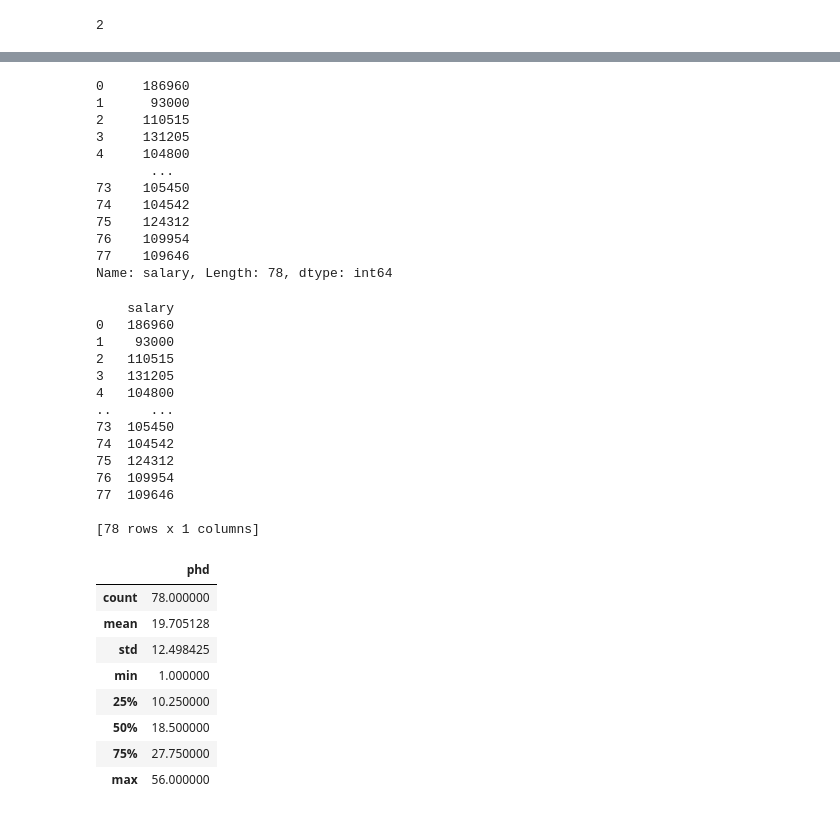
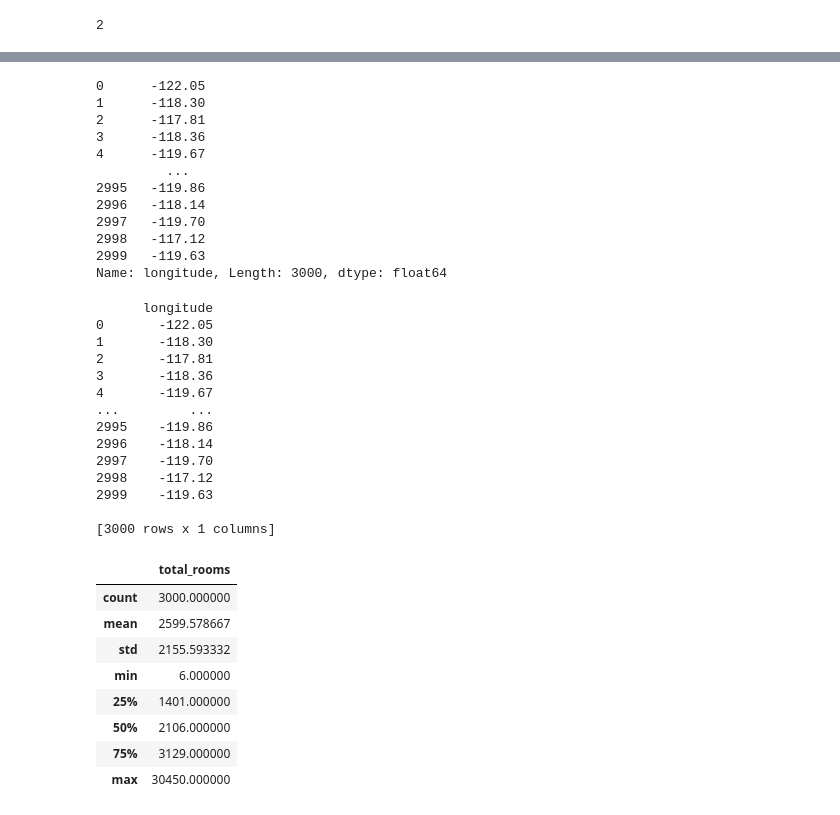
Before and after one commit to prasunpankaj/Pandas_Introduction, a Jupyter notebook: Python_Pandas_Assignment.ipynb, the cells around one changed output, grey strips where cells are left out. Drawn from its saved outputs; the diff is of its cells as text; code cells hidden in the pictures.

```diff
--- a/Python_Pandas_Assignment.ipynb
+++ b/Python_Pandas_Assignment.ipynb
@@ -7,6 +7,6 @@ import numpy as np
 import pandas as pd
 import matplotlib as mpl
 import seaborn as sns
-df = pd.read_csv("http://rcs.bu.edu/examples/python/data_analysis/Salaries.csv")
+df = pd.read_csv("/content/sample_data/california_housing_test.csv")
 df
 # %% [output]
@@ -233,51 +272,51 @@ salary     28293.661022
 dtype: float64
 # %%
-df.salary
+df.longitude
 # %% [output]
-0     186960
-1      93000
-2     110515
-3     131205
-4     104800
-       ...
-73    105450
-74    104542
-75    124312
-76    109954
-77    109646
-Name: salary, Length: 78, dtype: int64
+0      -122.05
+1      -118.30
+2      -117.81
+3      -118.36
+4      -119.67
+         ...
+2995   -119.86
+2996   -118.14
+2997   -119.70
+2998   -117.12
+2999   -119.63
+Name: longitude, Length: 3000, dtype: float64
 # %%
 #This will retrun data frame
-new_data = df[["salary"]]
+new_data = df[["longitude"]]
 print(new_data);
 # %% [output]
-    salary
-0   186960
-1    93000
-2   110515
-3   131205
-4   104800
-..     ...
-73  105450
-74  104542
-75  124312
-76  109954
-77  109646
+      longitude
+0       -122.05
+1       -118.30
+2       -117.81
+3       -118.36
+4       -119.67
+...         ...
+2995    -119.86
+2996    -118.14
+2997    -119.70
+2998    -117.12
+2999    -119.63
 
-[78 rows x 1 columns]
+[3000 rows x 1 columns]
 # %%
-phd_data_f = df[["phd"]]
+phd_data_f = df[["total_rooms"]]
 phd_data_f.describe()
 # %% [output]
-|  | phd |
-| count | 78.000000 |
-| mean | 19.705128 |
-| std | 12.498425 |
-| min | 1.000000 |
-| 25% | 10.250000 |
-| 50% | 18.500000 |
-| 75% | 27.750000 |
-| max | 56.000000 |
+|  | total_rooms |
+| count | 3000.000000 |
+| mean | 2599.578667 |
+| std | 2155.593332 |
+| min | 6.000000 |
+| 25% | 1401.000000 |
+| 50% | 2106.000000 |
+| 75% | 3129.000000 |
+| max | 30450.000000 |
 # %%
 phd_data_f.info()
 # %% [output]
```
Also changed, not shown: parts of 33 cells of this notebook.
